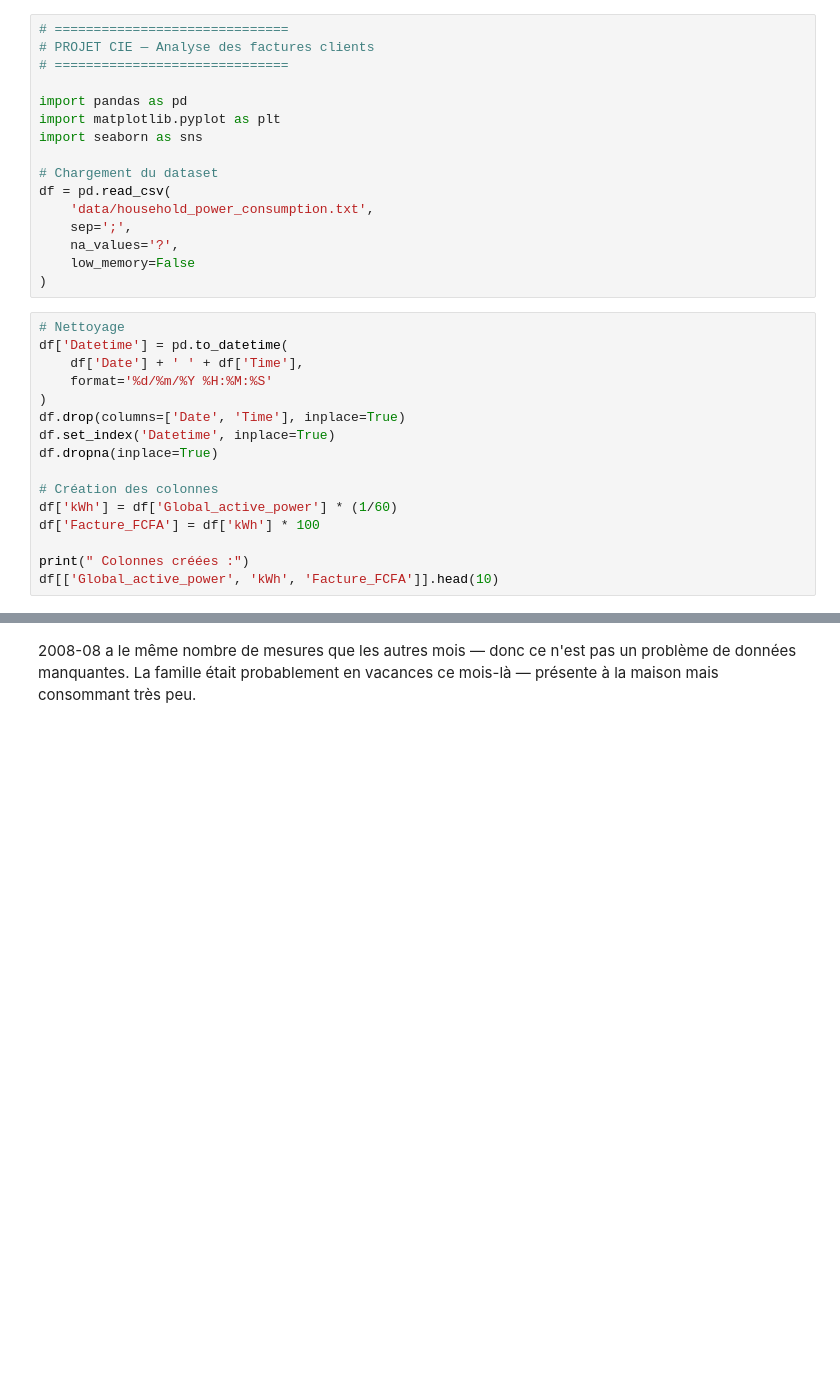
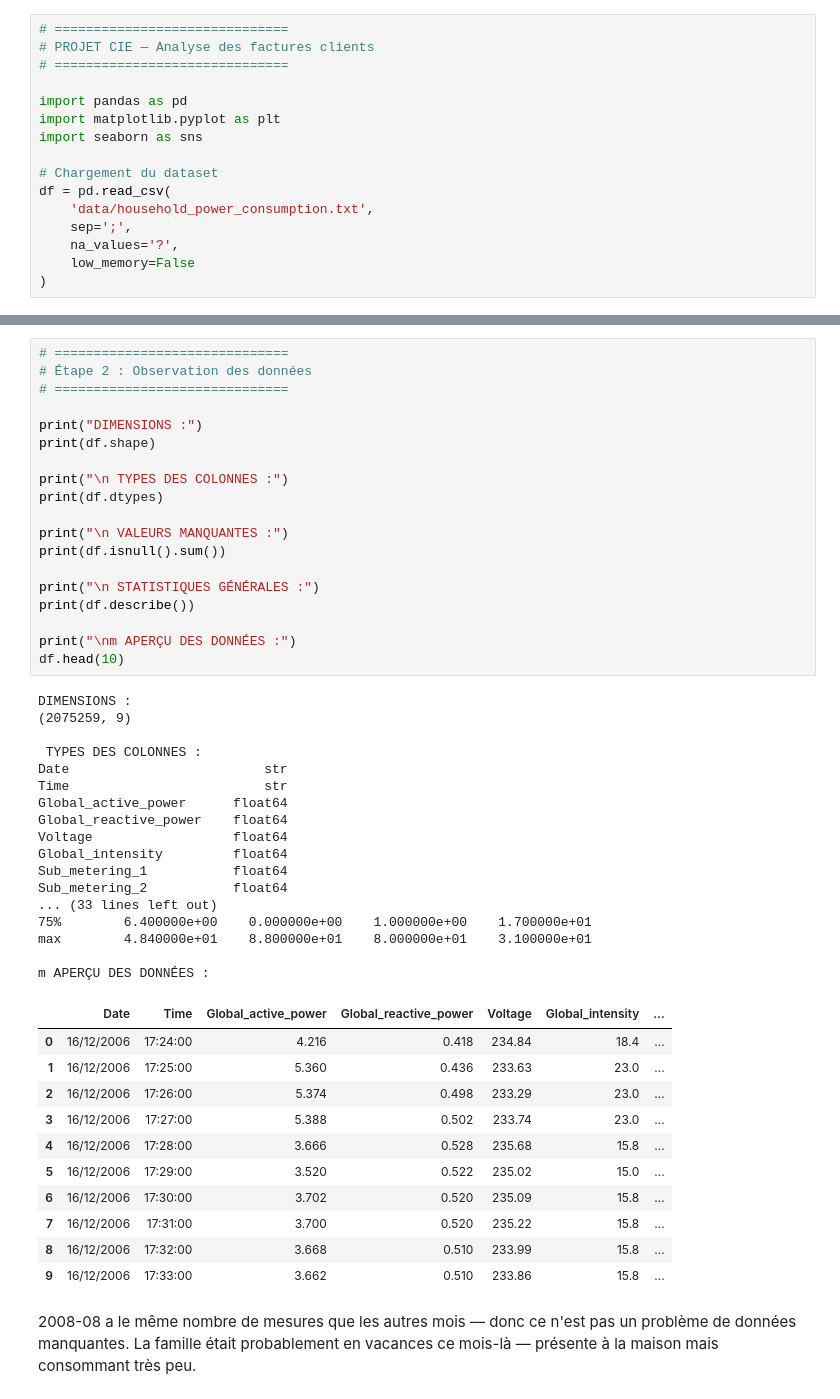
Before and after one commit to Kaynor-Data/projet-cie-factures, a Jupyter notebook: analyse_factures_cie.ipynb, the cells around one changed output, grey strips where cells are left out. Cells and saved outputs as stored; diff of their text form; blank space fills up the shorter version.

```diff
--- a/analyse_factures_cie.ipynb
+++ b/analyse_factures_cie.ipynb
@@ -14,19 +14,3 @@ df = pd.read_csv(
     na_values='?',
     low_memory=False
 )
-# %%
-# Nettoyage
-df['Datetime'] = pd.to_datetime(
-    df['Date'] + ' ' + df['Time'],
-    format='%d/%m/%Y %H:%M:%S'
-)
-df.drop(columns=['Date', 'Time'], inplace=True)
-df.set_index('Datetime', inplace=True)
-df.dropna(inplace=True)
-
-# Création des colonnes
-df['kWh'] = df['Global_active_power'] * (1/60)
-df['Facture_FCFA'] = df['kWh'] * 100
-
-print(" Colonnes créées :")
-df[['Global_active_power', 'kWh', 'Facture_FCFA']].head(10)
@@ -106,3 +17,51 @@ Nombre de mesures par mois :
+# %%
+# ==============================
+# Étape 2 : Observation des données
+# ==============================
+
+print("DIMENSIONS :")
+print(df.shape)
+
+print("\n TYPES DES COLONNES :")
+print(df.dtypes)
+
+print("\n VALEURS MANQUANTES :")
+print(df.isnull().sum())
+
+print("\n STATISTIQUES GÉNÉRALES :")
+print(df.describe())
+
+print("\nm APERÇU DES DONNÉES :")
+df.head(10)
+# %% [output]
+DIMENSIONS :
+(2075259, 9)
+
+ TYPES DES COLONNES :
+Date                         str
+Time                         str
+Global_active_power      float64
+Global_reactive_power    float64
+Voltage                  float64
+Global_intensity         float64
+Sub_metering_1           float64
+Sub_metering_2           float64
+... (33 lines left out)
+75%        6.400000e+00    0.000000e+00    1.000000e+00    1.700000e+01
+max        4.840000e+01    8.800000e+01    8.000000e+01    3.100000e+01
+
+m APERÇU DES DONNÉES :
+|  | Date | Time | Global_active_power | Global_reactive_power | Voltage | Global_intensity | ... |
+| 0 | 16/12/2006 | 17:24:00 | 4.216 | 0.418 | 234.84 | 18.4 | ... |
+| 1 | 16/12/2006 | 17:25:00 | 5.360 | 0.436 | 233.63 | 23.0 | ... |
+| 2 | 16/12/2006 | 17:26:00 | 5.374 | 0.498 | 233.29 | 23.0 | ... |
+| 3 | 16/12/2006 | 17:27:00 | 5.388 | 0.502 | 233.74 | 23.0 | ... |
+| 4 | 16/12/2006 | 17:28:00 | 3.666 | 0.528 | 235.68 | 15.8 | ... |
+| 5 | 16/12/2006 | 17:29:00 | 3.520 | 0.522 | 235.02 | 15.0 | ... |
+| 6 | 16/12/2006 | 17:30:00 | 3.702 | 0.520 | 235.09 | 15.8 | ... |
+| 7 | 16/12/2006 | 17:31:00 | 3.700 | 0.520 | 235.22 | 15.8 | ... |
+| 8 | 16/12/2006 | 17:32:00 | 3.668 | 0.510 | 233.99 | 15.8 | ... |
+| 9 | 16/12/2006 | 17:33:00 | 3.662 | 0.510 | 233.86 | 15.8 | ... |
 # %% [markdown]
 2008-08 a le même nombre de mesures que les autres mois — donc ce n'est pas un problème de données manquantes. La famille était probablement en vacances ce mois-là — présente à la maison mais consommant très peu.
 # %% [markdown]
```
Also changed, not shown: parts of 13 cells of this notebook.
